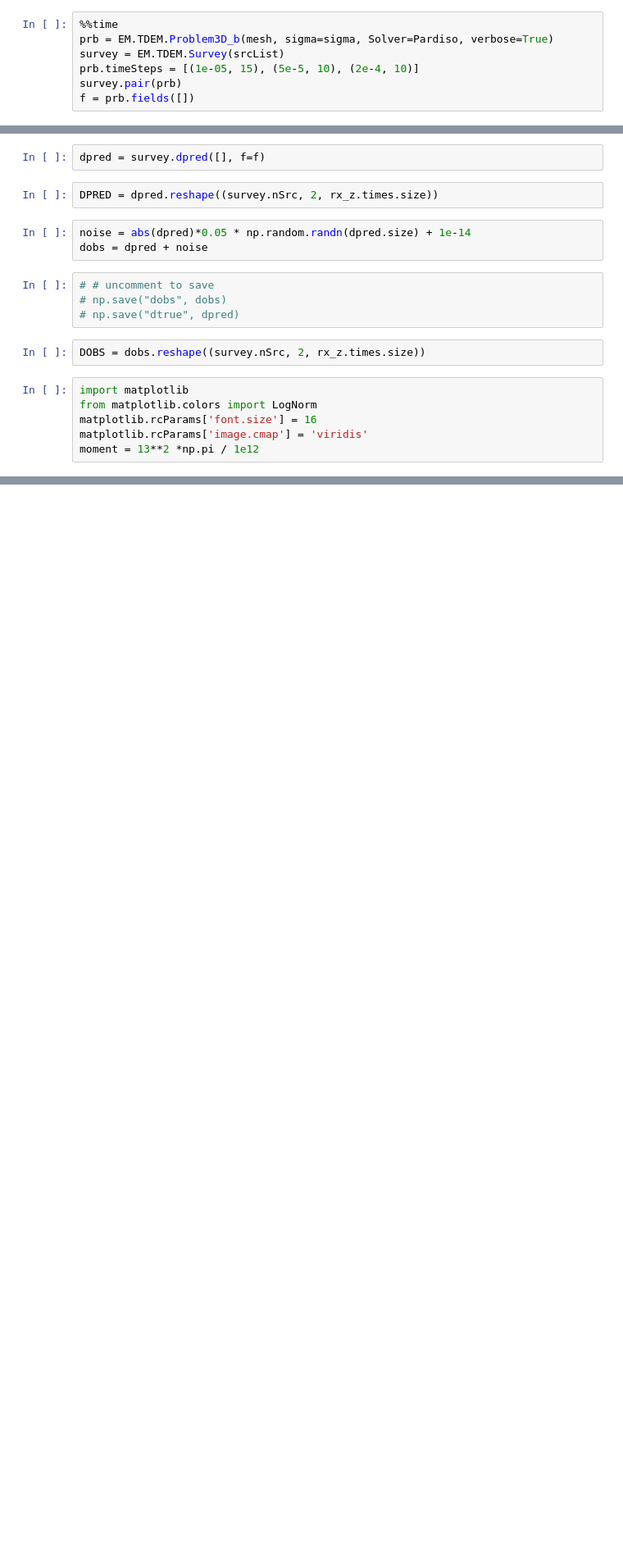
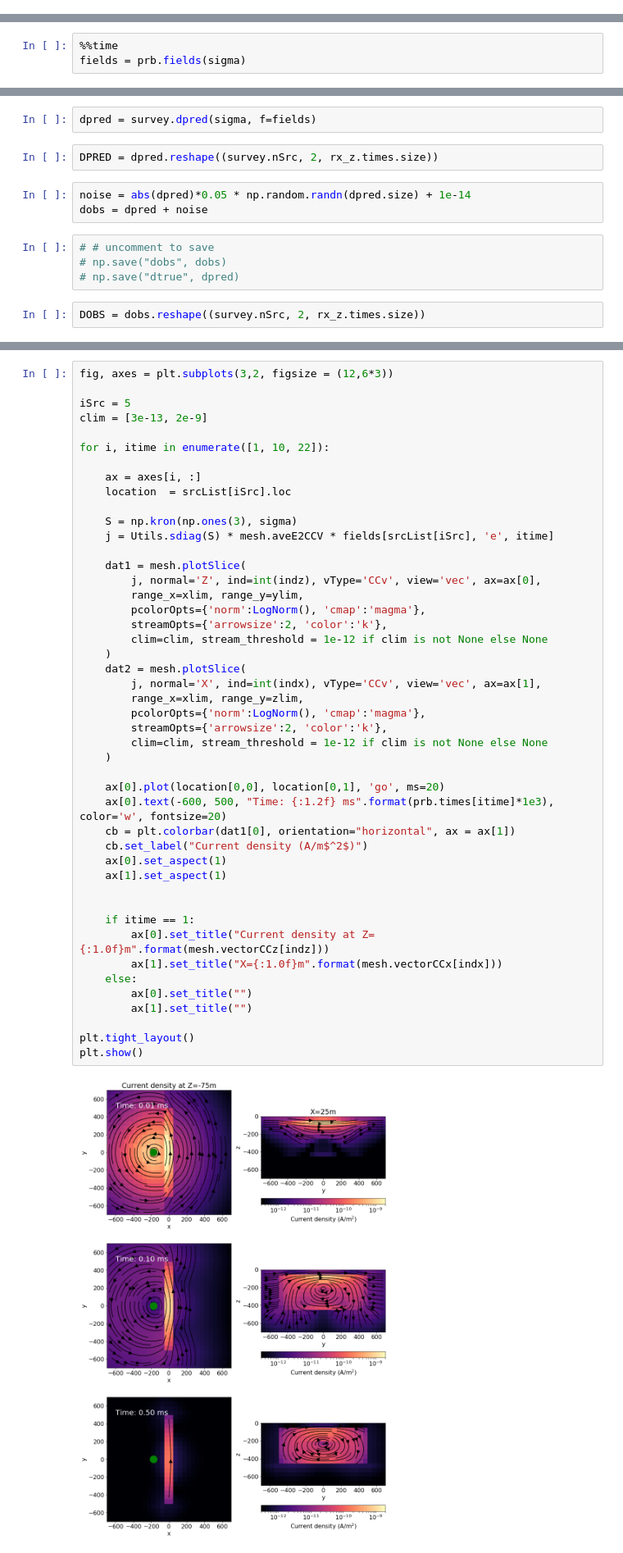
Before and after one commit to simpeg-research/heagy-2018-AEM, a Jupyter notebook: notebooks/TEM_VerticalConductor_2D_forward.ipynb, the cells around one changed output, grey strips where cells are left out. Shown at 82% size. Drawn from its saved outputs; the diff is of its cells as text; blank space fills up the shorter version.

```diff
--- a/notebooks/TEM_VerticalConductor_2D_forward.ipynb
+++ b/notebooks/TEM_VerticalConductor_2D_forward.ipynb
@@ -164,9 +169,2 @@ len(time)
 # %% [markdown]
 ## Solve the forward simulation
-# %%
-%%time
-prb = EM.TDEM.Problem3D_b(mesh, sigma=sigma, Solver=Pardiso, verbose=True)
-survey = EM.TDEM.Survey(srcList)
-prb.timeSteps = [(1e-05, 15), (5e-5, 10), (2e-4, 10)]
-survey.pair(prb)
-f = prb.fields([])
@@ -190,0 +171,3 @@ Wall time: 40 s
+# %%
+%%time
+fields = prb.fields(sigma)
@@ -507,7 +335,7 @@ if make_movie:
 # %% [markdown]
 ## Compute predicted data
 # %%
-dpred = survey.dpred([], f=f)
+dpred = survey.dpred(sigma, f=fields)
 # %%
 DPRED = dpred.reshape((survey.nSrc, 2, rx_z.times.size))
 # %%
@@ -519,12 +347,6 @@ dobs = dpred + noise
 # np.save("dtrue", dpred)
 # %%
 DOBS = dobs.reshape((survey.nSrc, 2, rx_z.times.size))
-# %%
-import matplotlib
-from matplotlib.colors import LogNorm
-matplotlib.rcParams['font.size'] = 16
-matplotlib.rcParams['image.cmap'] = 'viridis'
-moment = 13**2 *np.pi / 1e12
 # %%
 # 0, 1e-4, 4e-4
 rx_z.times[[0, 4, 12]]
@@ -540,0 +371,48 @@ plt.grid(which="both", alpha=0.2)
+# %%
+fig, axes = plt.subplots(3,2, figsize = (12,6*3))
+
+iSrc = 5
+clim = [3e-13, 2e-9]
+
+for i, itime in enumerate([1, 10, 22]):
+
+    ax = axes[i, :]
+    location  = srcList[iSrc].loc
+
+    S = np.kron(np.ones(3), sigma)
+    j = Utils.sdiag(S) * mesh.aveE2CCV * fields[srcList[iSrc], 'e', itime]
+
+    dat1 = mesh.plotSlice(
+        j, normal='Z', ind=int(indz), vType='CCv', view='vec', ax=ax[0],
+        range_x=xlim, range_y=ylim,
+        pcolorOpts={'norm':LogNorm(), 'cmap':'magma'},
+        streamOpts={'arrowsize':2, 'color':'k'},
+        clim=clim, stream_threshold = 1e-12 if clim is not None else None
+    )
+    dat2 = mesh.plotSlice(
+        j, normal='X', ind=int(indx), vType='CCv', view='vec', ax=ax[1],
+        range_x=xlim, range_y=zlim,
+        pcolorOpts={'norm':LogNorm(), 'cmap':'magma'},
+        streamOpts={'arrowsize':2, 'color':'k'},
+        clim=clim, stream_threshold = 1e-12 if clim is not None else None
+    )
+
+    ax[0].plot(location[0,0], location[0,1], 'go', ms=20)
+    ax[0].text(-600, 500, "Time: {:1.2f} ms".format(prb.times[itime]*1e3), color='w', fontsize=20)
+    cb = plt.colorbar(dat1[0], orientation="horizontal", ax = ax[1])
+    cb.set_label("Current density (A/m$^2$)")
+    ax[0].set_aspect(1)
+    ax[1].set_aspect(1)
+
+
+    if itime == 1:
+        ax[0].set_title("Current density at Z={:1.0f}m".format(mesh.vectorCCz[indz]))
+        ax[1].set_title("X={:1.0f}m".format(mesh.vectorCCx[indx]))
+    else:
+        ax[0].set_title("")
+        ax[1].set_title("")
+
+plt.tight_layout()
+plt.show()
+# %% [output]
+[figure, added]
```
Also changed, not shown: parts of 38 cells of this notebook.
